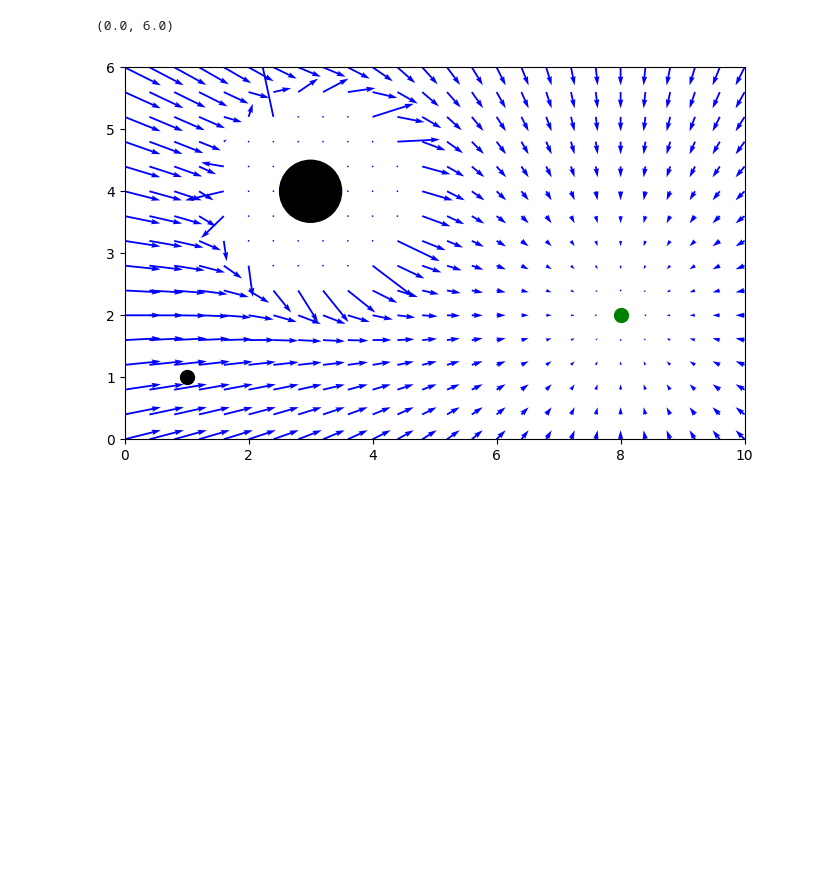
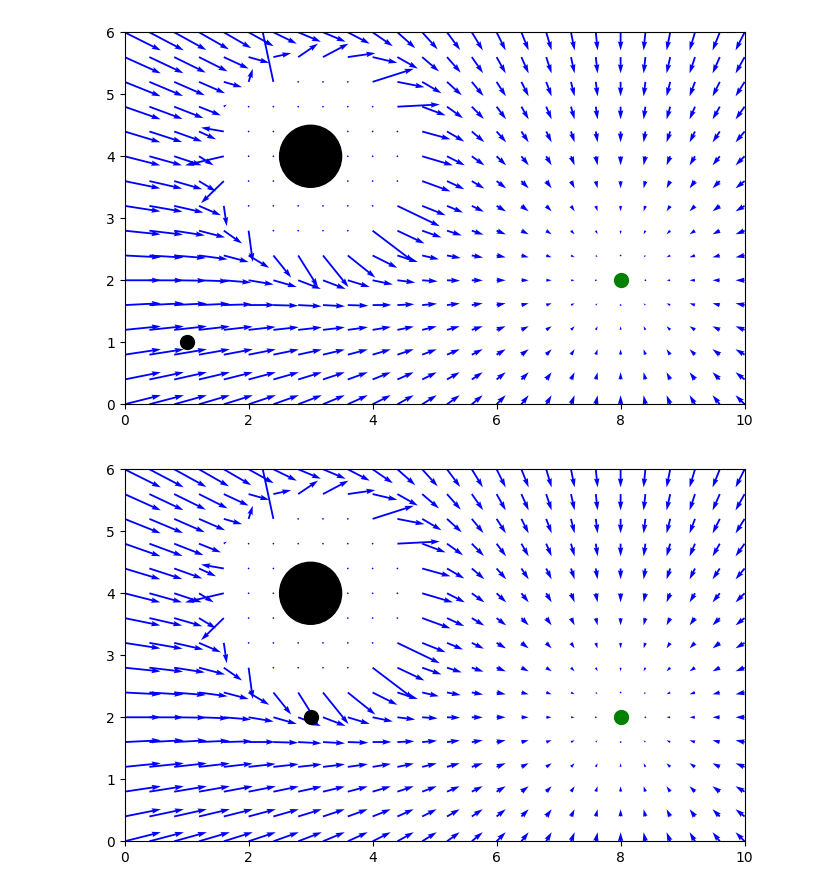
Before and after one commit to LuccaRig/Verlab, a Jupyter notebook: Robot animation.ipynb, the cells around one changed output. Drawn from its saved outputs; the diff is of its cells as text; code cells hidden in the pictures; blank space fills up the shorter version.

Commit message:
Adicionei a funcao plot result e plotei um segundo grafico

```diff
--- a/Robot animation.ipynb
+++ b/Robot animation.ipynb
@@ -24,6 +24,26 @@ def rep_force(q, obs, R=3, krep=.1):
 
     return krep*rep
 
+# Funcao responsavel em plotar um novo grafico com a nova posicao do robo de acordo com o tempo estabelecido
+def plotResult():
+    robot[0]  = 3
+    robot[1]  = 2
+
+    fig = plt.figure(figsize=(8,5), dpi=100)
+    ax = fig.add_subplot(111, aspect='equal')
+    ax.quiver(XX, YY, Ft_x, Ft_y, color='b')
+    plt.plot(goal[0], goal[1], 'og', markersize=10)
+    ax.add_patch(patches.Circle((obs[0], obs[1]), obs[2], color='k'))
+    plt.plot(robot[0], robot[1], 'ok', markersize=10)
+    ax.set_xlim(0, WORLDX)
+    ax.set_ylim(0, WORLDY)
+
+
+
+
+
+XX, YY = np.meshgrid(np.arange(0, WORLDX+.4, .4), np.arange(0, WORLDY+.4, .4))
+XY = np.dstack([XX, YY]).reshape(-1, 2)
 
 
 # Robot
@@ -36,8 +56,7 @@ obs = np.array([3, 4, .5])
 fig = plt.figure(figsize=(8,5), dpi=100)
 ax = fig.add_subplot(111, aspect='equal')
 
-XX, YY = np.meshgrid(np.arange(0, WORLDX+.4, .4), np.arange(0, WORLDY+.4, .4))
-XY = np.dstack([XX, YY]).reshape(-1, 2)
+
 
 Fatt = att_force(XY, goal)
 Fatt_x = Fatt[:,0]
@@ -48,35 +67,32 @@ Frep_x = np.copy(Frep[:,0])  # Cuidado com as referências
 Frep_y = np.copy(Frep[:,1])  # Cuidado com as referências
 
 
 # Definindo a força total e normalizando
 Ft = Fatt + Frep
 Ft_x = Ft[:,0]
 Ft_y = Ft[:,1]
 
 fmax = .15
 Fm = np.linalg.norm(Ft, axis=1)
 Ft_x[Fm > fmax], Ft_y[Fm > fmax] = 0, 0
 
 #Threshold Força de Repulsão
 # fmax = .15
 # Fm = np.linalg.norm(Frep, axis=1)
 # Frep_x[Fm > fmax], Frep_y[Fm > fmax] = 0, 0
 
 
 # Adicionar as setas dos vetores no quiver (Repulsão e atração)
 # ax.quiver(XX, YY, Fatt_x, Fatt_y, color='g')
 # ax.quiver(XX, YY, Frep_x, Frep_y, color='r')
 
 ax.quiver(XX, YY, Ft_x, Ft_y, color='b')
 plt.plot(goal[0], goal[1], 'og', markersize=10)
 ax.add_patch(patches.Circle((obs[0], obs[1]), obs[2], color='k'))
 plt.plot(robot[0], robot[1], 'ok', markersize=10)
-
-
-
-
 ax.set_xlim(0, WORLDX)
 ax.set_ylim(0, WORLDY)
+plotResult()
 # %% [output]
-(0.0, 6.0)
 [figure]
+[figure, added]
```
Also changed, not shown: 2 other files.
